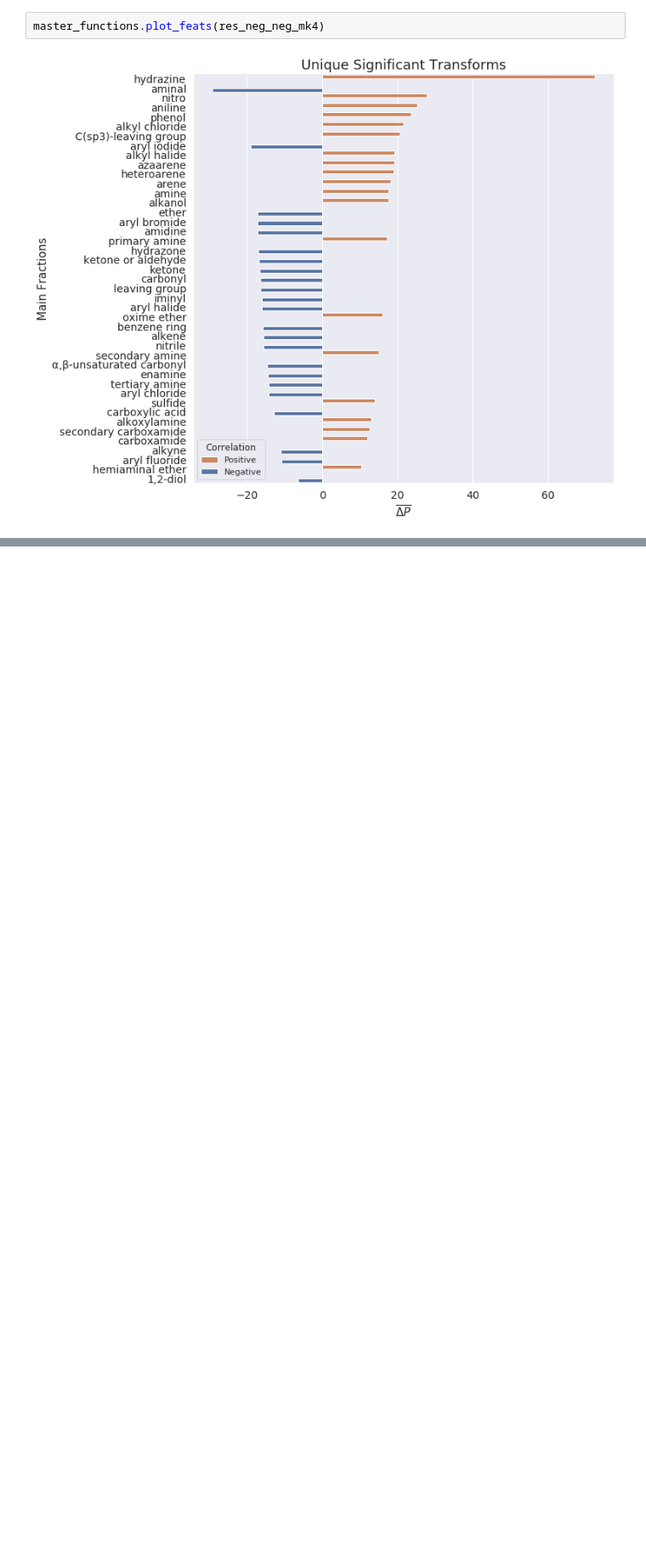
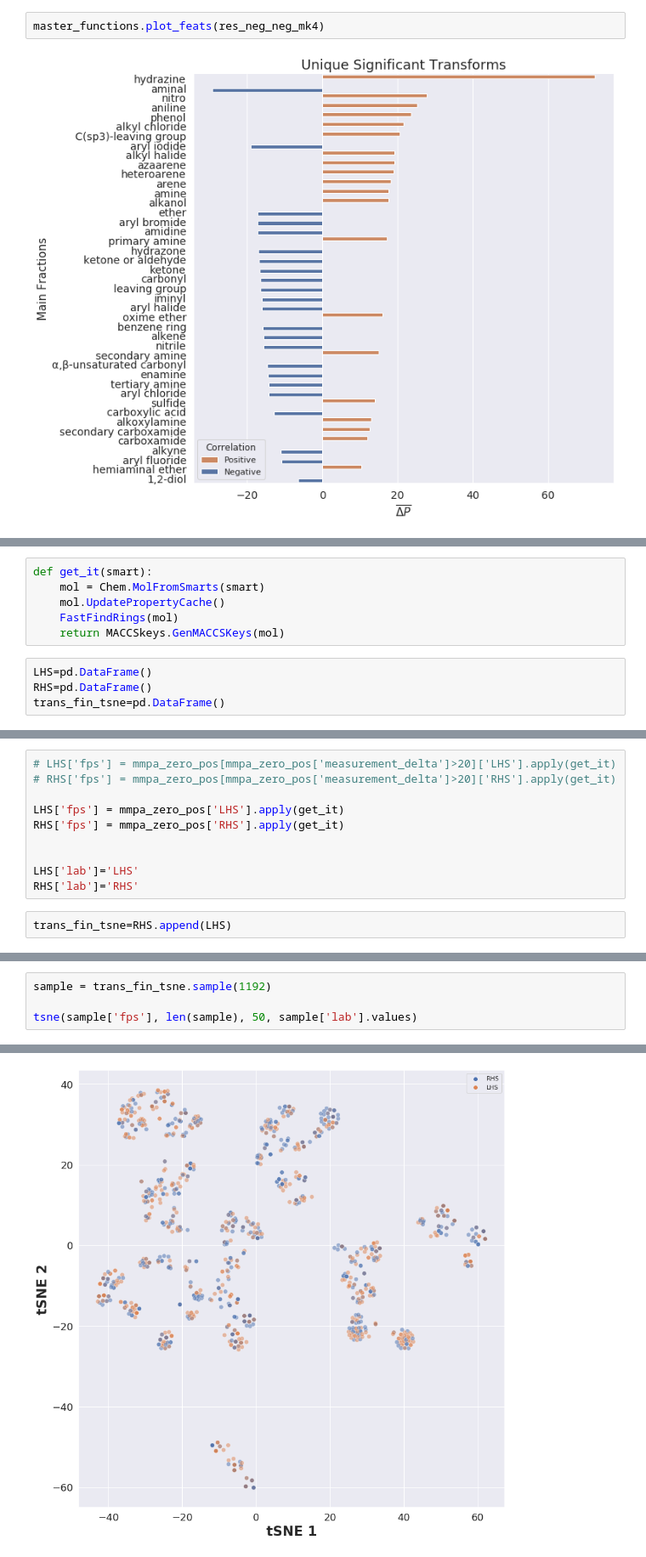
Before and after one commit to domgurvic/efflux_mmpa, a Jupyter notebook: run_mmpa_fge.ipynb, the cells around one changed output, grey strips where cells are left out. Shown at 85% size. Drawn from its saved outputs; the diff is of its cells as text; blank space fills up the shorter version.

```diff
--- a/run_mmpa_fge.ipynb
+++ b/run_mmpa_fge.ipynb
@@ -281,0 +270,10 @@ master_functions.plot_feats(res_neg_neg_mk4)
+# %%
+def get_it(smart):
+    mol = Chem.MolFromSmarts(smart)
+    mol.UpdatePropertyCache()
+    FastFindRings(mol)
+    return MACCSkeys.GenMACCSKeys(mol)
+# %%
+LHS=pd.DataFrame()
+RHS=pd.DataFrame()
+trans_fin_tsne=pd.DataFrame()
@@ -281,0 +296,12 @@ master_functions.plot_feats(res_neg_neg_mk4)
+# %%
+# LHS['fps'] = mmpa_zero_pos[mmpa_zero_pos['measurement_delta']>20]['LHS'].apply(get_it)
+# RHS['fps'] = mmpa_zero_pos[mmpa_zero_pos['measurement_delta']>20]['RHS'].apply(get_it)
+
+LHS['fps'] = mmpa_zero_pos['LHS'].apply(get_it)
+RHS['fps'] = mmpa_zero_pos['RHS'].apply(get_it)
+
+
+LHS['lab']='LHS'
+RHS['lab']='RHS'
+# %%
+trans_fin_tsne=RHS.append(LHS)
@@ -281,0 +324,5 @@ master_functions.plot_feats(res_neg_neg_mk4)
+# %%
+sample = trans_fin_tsne.sample(1192)
+
+tsne(sample['fps'], len(sample), 50, sample['lab'].values)
+# %% [output]
@@ -281,0 +337 @@ master_functions.plot_feats(res_neg_neg_mk4)
+[figure, added]
```
Also changed, not shown: parts of 15 cells of this notebook.
